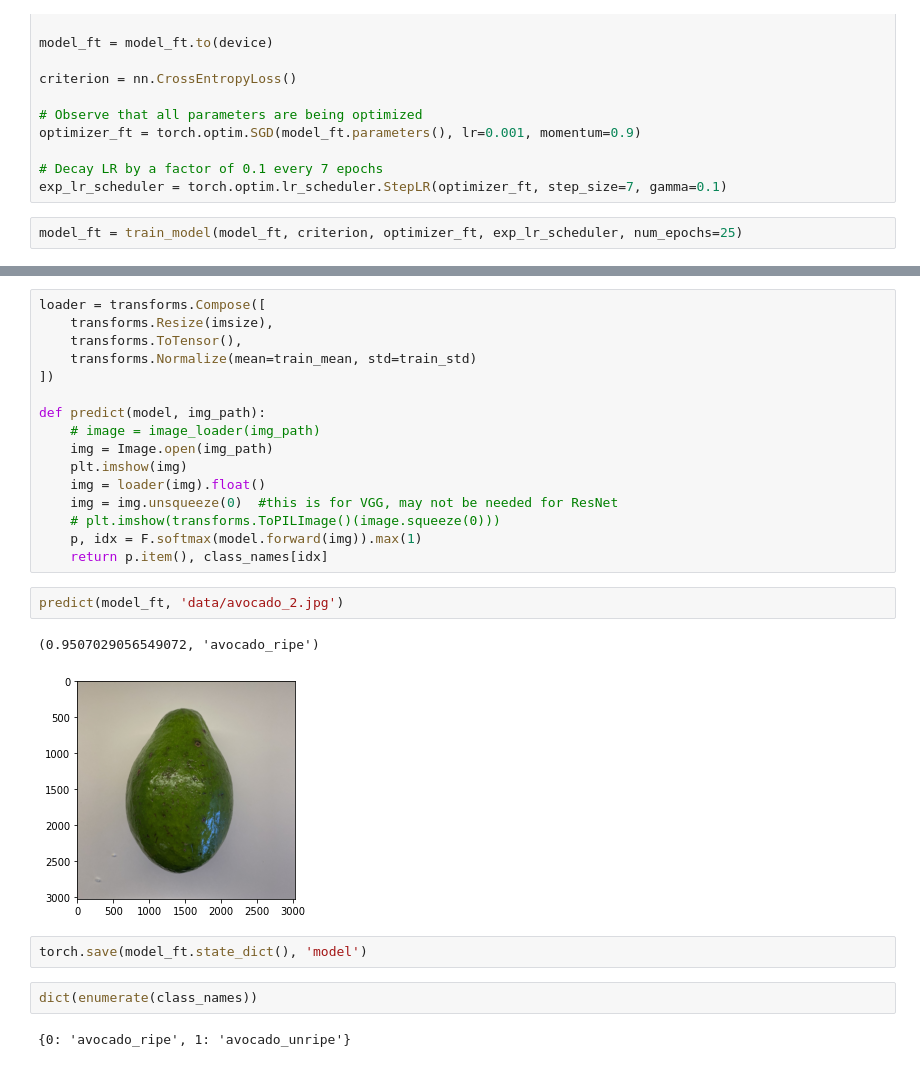
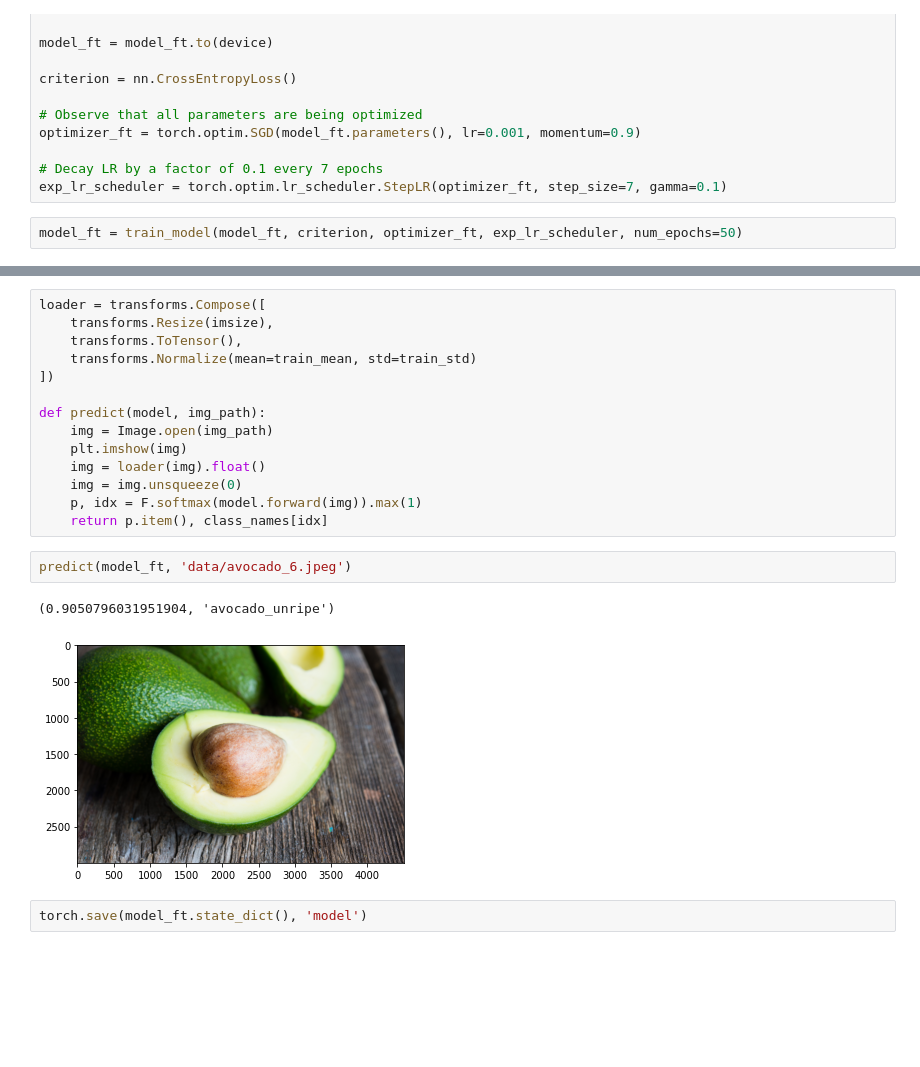
Before and after one commit to filipbalucha/know_your_avocado, a Jupyter notebook: notebook/nb.ipynb, the cells around one changed output, grey strips where cells are left out. Cells and saved outputs as stored; diff of their text form; blank space fills up the shorter version.

```diff
--- a/notebook/nb.ipynb
+++ b/notebook/nb.ipynb
@@ -218,5 +222,5 @@ optimizer_ft = torch.optim.SGD(model_ft.parameters(), lr=0.001, momentum=0.9)
 # Decay LR by a factor of 0.1 every 7 epochs
 exp_lr_scheduler = torch.optim.lr_scheduler.StepLR(optimizer_ft, step_size=7, gamma=0.1)
 # %%
-model_ft = train_model(model_ft, criterion, optimizer_ft, exp_lr_scheduler, num_epochs=25)
+model_ft = train_model(model_ft, criterion, optimizer_ft, exp_lr_scheduler, num_epochs=50)
 # %% [output]
@@ -254,22 +258,16 @@ loader = transforms.Compose([
 ])
 
 def predict(model, img_path):
-    # image = image_loader(img_path)
     img = Image.open(img_path)
     plt.imshow(img)
     img = loader(img).float()
-    img = img.unsqueeze(0)  #this is for VGG, may not be needed for ResNet
-    # plt.imshow(transforms.ToPILImage()(image.squeeze(0)))
+    img = img.unsqueeze(0)
     p, idx = F.softmax(model.forward(img)).max(1)
     return p.item(), class_names[idx]
 # %%
-predict(model_ft, 'data/avocado_2.jpg')
+predict(model_ft, 'data/avocado_6.jpeg')
 # %% [output]
-(0.9507029056549072, 'avocado_ripe')
+(0.9050796031951904, 'avocado_unripe')
-[figure, old version]
+[figure, new version]
 # %%
 torch.save(model_ft.state_dict(), 'model')
-# %%
-dict(enumerate(class_names))
-# %% [output]
-{0: 'avocado_ripe', 1: 'avocado_unripe'}
```
Also changed, not shown: parts of 4 cells of this notebook, 1 other file.
